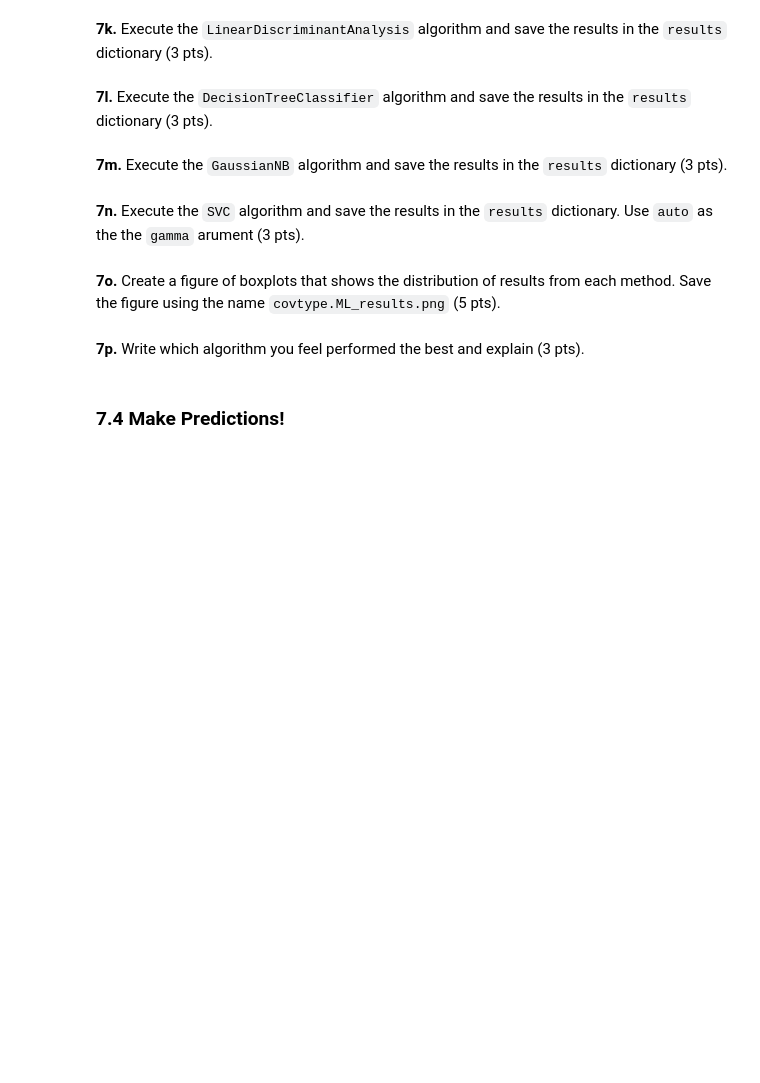
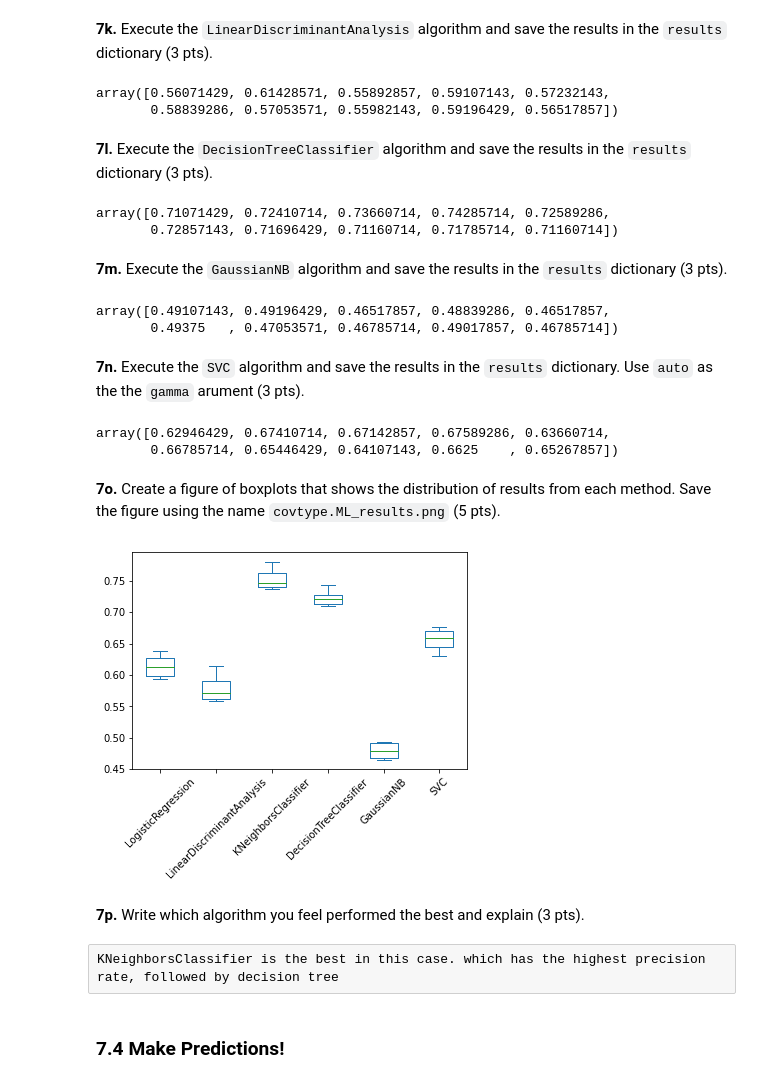
Before and after one commit to ko0000/Data-Analytics-With-Python, a Jupyter notebook: Module2-Data_Analytics/project/P02-Unit_Project.ipynb, the cells around one changed output. Cells and saved outputs as stored; diff of their text form; code cells hidden in the pictures; blank space fills up the shorter version.

```diff
--- a/Module2-Data_Analytics/project/P02-Unit_Project.ipynb
+++ b/Module2-Data_Analytics/project/P02-Unit_Project.ipynb
@@ -615,15 +745,57 @@ results = {
 # %% [markdown]
 **7k.** Execute the `LinearDiscriminantAnalysis` algorithm and save the results in the `results` dictionary (3 pts).
+# %%
+alg = LinearDiscriminantAnalysis()
+
+results['LinearDiscriminantAnalysis'] = model_selection.cross_val_score(alg, Xt, Yt, cv=kfold, scoring=scoring, error_score=error_score)
+
+results['LinearDiscriminantAnalysis']
+# %% [output]
+array([0.56071429, 0.61428571, 0.55892857, 0.59107143, 0.57232143,
+       0.58839286, 0.57053571, 0.55982143, 0.59196429, 0.56517857])
 # %% [markdown]
 **7l.** Execute the `DecisionTreeClassifier` algorithm and save the results in the `results` dictionary (3 pts).
+# %%
+alg = DecisionTreeClassifier()
+
+results['DecisionTreeClassifier'] = model_selection.cross_val_score(alg, Xt, Yt, cv=kfold, scoring=scoring, error_score=error_score)
+
+results['DecisionTreeClassifier']
+# %% [output]
+array([0.71071429, 0.72410714, 0.73660714, 0.74285714, 0.72589286,
+       0.72857143, 0.71696429, 0.71160714, 0.71785714, 0.71160714])
 # %% [markdown]
 **7m.** Execute the `GaussianNB` algorithm and save the results in the `results` dictionary (3 pts).
+# %%
+alg = GaussianNB()
+
+
+results['GaussianNB'] = model_selection.cross_val_score(alg, Xt, Yt, cv=kfold, scoring=scoring, error_score=error_score)
+results['GaussianNB']
+# %% [output]
+array([0.49107143, 0.49196429, 0.46517857, 0.48839286, 0.46517857,
+       0.49375   , 0.47053571, 0.46785714, 0.49017857, 0.46785714])
 # %% [markdown]
 **7n.** Execute the `SVC` algorithm and save the results in the `results` dictionary. Use `auto` as the the `gamma` arument (3 pts).
+# %%
+alg = SVC(gamma='auto')
+
+results['SVC'] = model_selection.cross_val_score(alg, Xt, Yt, cv=kfold,scoring=scoring, error_score=error_score)
+results['SVC']
+# %% [output]
+array([0.62946429, 0.67410714, 0.67142857, 0.67589286, 0.63660714,
+       0.66785714, 0.65446429, 0.64107143, 0.6625    , 0.65267857])
 # %% [markdown]
 **7o.** Create a figure of boxplots that shows the distribution of results from each method. Save the figure using the name `covtype.ML_results.png` (5 pts).
+# %%
+pd.DataFrame(results).plot(kind="box", rot=45);
+plt.savefig("covtype.ML_results.png", format='png', dpi=72)
+# %% [output]
+[figure, added]
 # %% [markdown]
 **7p.** Write which algorithm you feel performed the best and explain (3 pts).
+# %% [raw]
+KNeighborsClassifier is the best in this case. which has the highest precision rate, followed by decision tree
 # %% [markdown]
 ### 7.4 Make Predictions!
 # %% [markdown]
```
Also changed, not shown: parts of 25 cells of this notebook, 15 other files.
